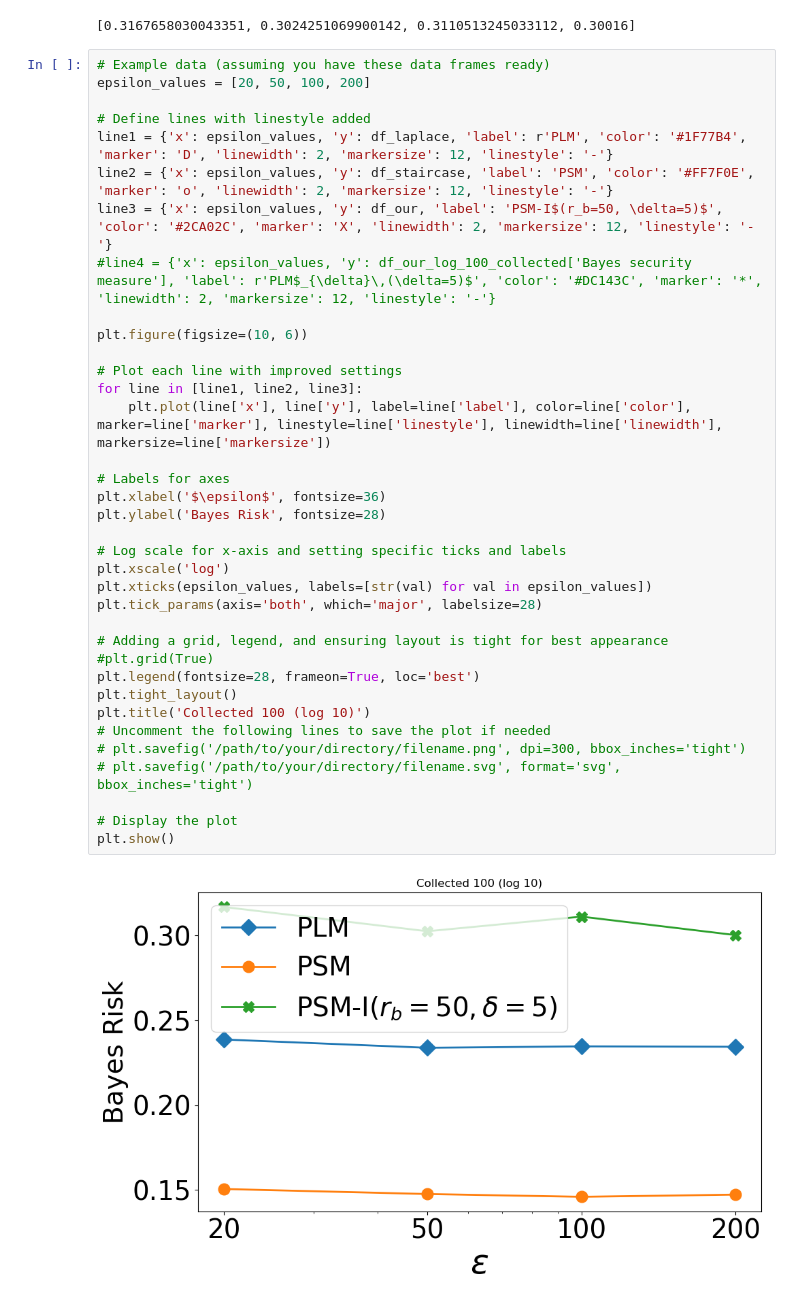
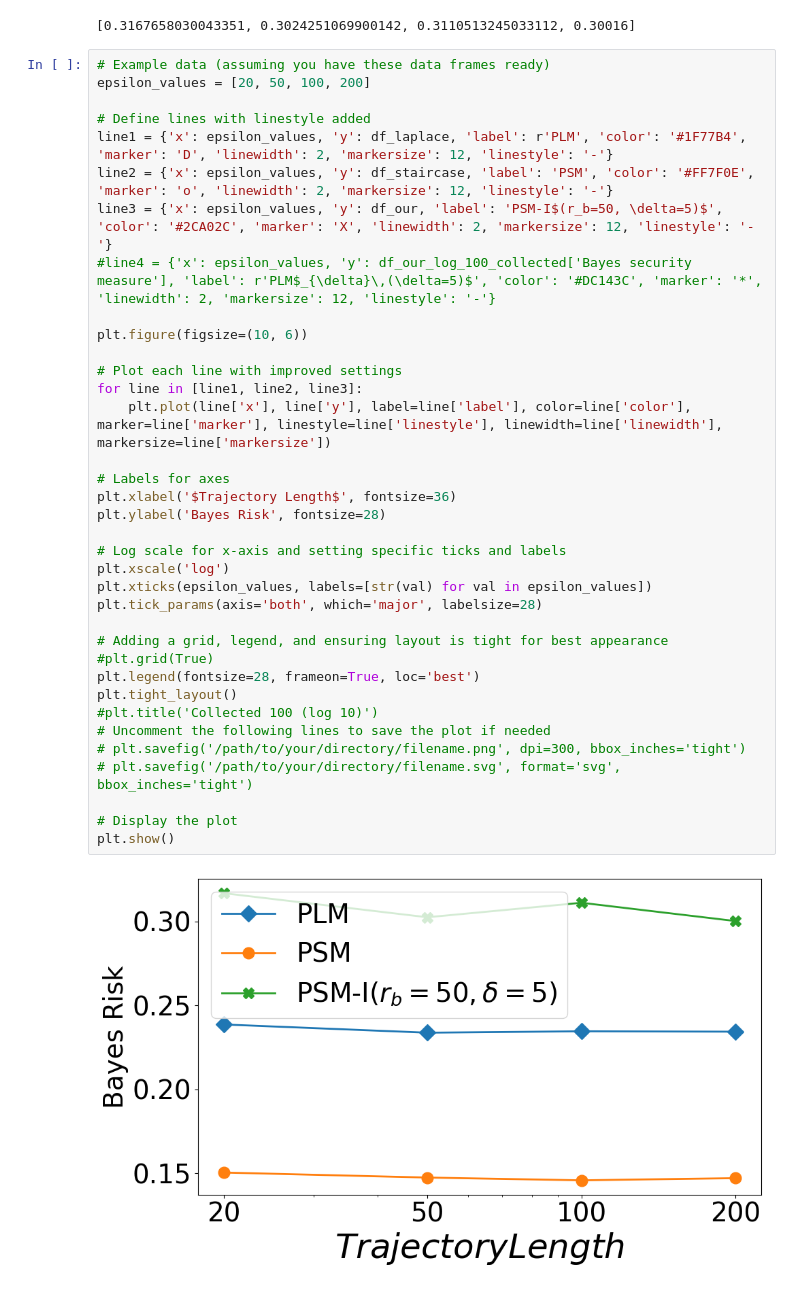
Before and after one commit to shafizurRseeam/location_privacy, a Jupyter notebook: fbleau_figure_collected.ipynb, the cells around one changed output. Saved outputs shown, nothing was run; the diff lists cells and outputs as text.

```diff
--- a/fbleau_figure_collected.ipynb
+++ b/fbleau_figure_collected.ipynb
@@ -314,33 +314,33 @@ epsilon_values = [20, 50, 100, 200]
 line1 = {'x': epsilon_values, 'y': df_laplace, 'label': r'PLM', 'color': '#1F77B4', 'marker': 'D', 'linewidth': 2, 'markersize': 12, 'linestyle': '-'}
 line2 = {'x': epsilon_values, 'y': df_staircase, 'label': 'PSM', 'color': '#FF7F0E', 'marker': 'o', 'linewidth': 2, 'markersize': 12, 'linestyle': '-'}
 line3 = {'x': epsilon_values, 'y': df_our, 'label': 'PSM-I$(r_b=50, \delta=5)$', 'color': '#2CA02C', 'marker': 'X', 'linewidth': 2, 'markersize': 12, 'linestyle': '-'}
 #line4 = {'x': epsilon_values, 'y': df_our_log_100_collected['Bayes security measure'], 'label': r'PLM$_{\delta}\,(\delta=5)$', 'color': '#DC143C', 'marker': '*', 'linewidth': 2, 'markersize': 12, 'linestyle': '-'}
 
 plt.figure(figsize=(10, 6))
 
 # Plot each line with improved settings
 for line in [line1, line2, line3]:
     plt.plot(line['x'], line['y'], label=line['label'], color=line['color'], marker=line['marker'], linestyle=line['linestyle'], linewidth=line['linewidth'], markersize=line['markersize'])
 
 # Labels for axes
-plt.xlabel('$\epsilon$', fontsize=36)
+plt.xlabel('$Trajectory Length$', fontsize=36)
 plt.ylabel('Bayes Risk', fontsize=28)
 
 # Log scale for x-axis and setting specific ticks and labels
 plt.xscale('log')
 plt.xticks(epsilon_values, labels=[str(val) for val in epsilon_values])
 plt.tick_params(axis='both', which='major', labelsize=28)
 
 # Adding a grid, legend, and ensuring layout is tight for best appearance
 #plt.grid(True)
 plt.legend(fontsize=28, frameon=True, loc='best')
 plt.tight_layout()
-plt.title('Collected 100 (log 10)')
+#plt.title('Collected 100 (log 10)')
 # Uncomment the following lines to save the plot if needed
 # plt.savefig('/path/to/your/directory/filename.png', dpi=300, bbox_inches='tight')
 # plt.savefig('/path/to/your/directory/filename.svg', format='svg', bbox_inches='tight')
 
 # Display the plot
 plt.show()
 # %% [output]
-[figure, old version]
+[figure, new version]
```
Also changed, not shown: parts of 14 cells of this notebook, 1 other file.
